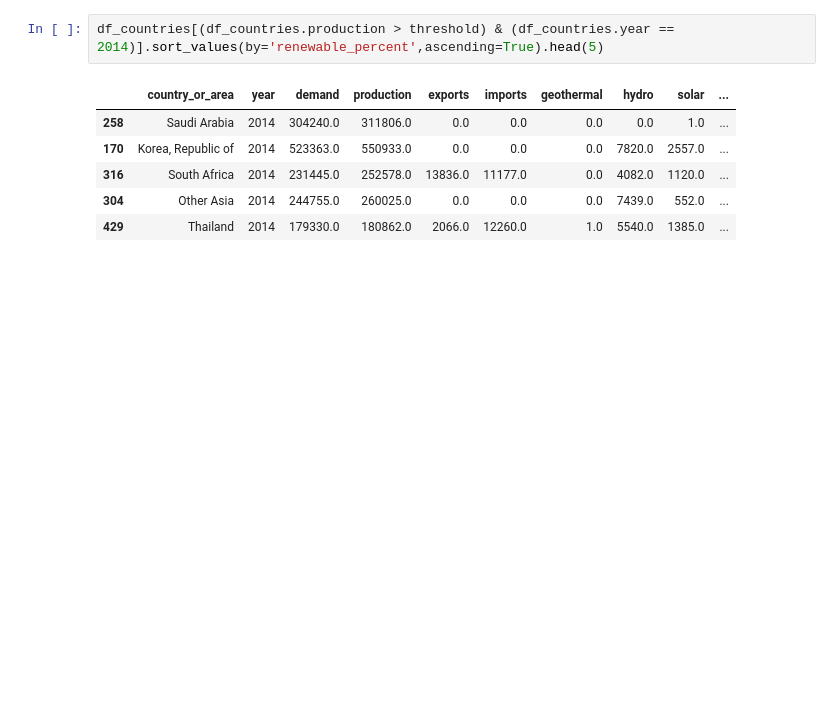
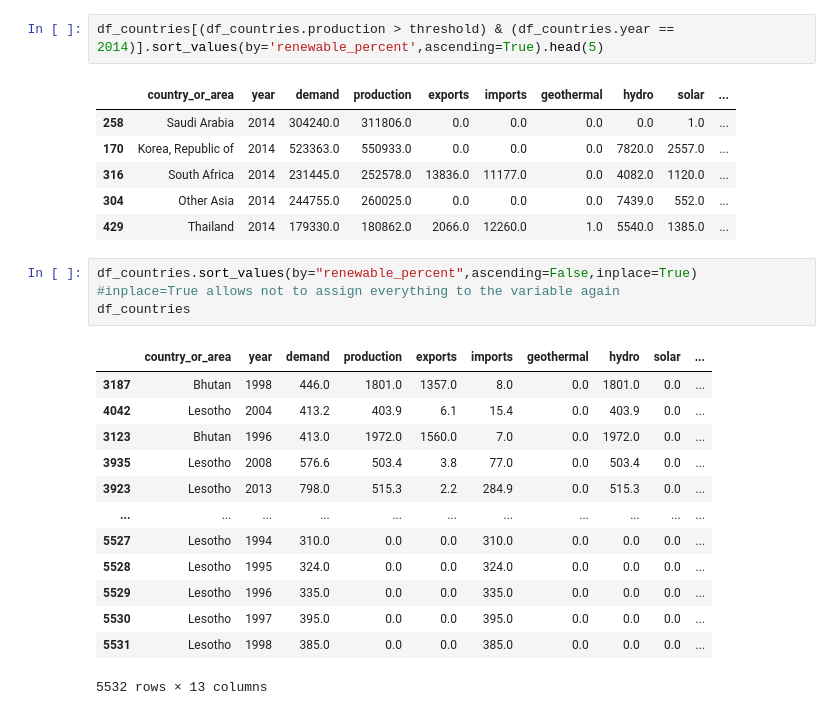
Before and after one commit to juanpaat/Python-for-Data-Analysts-and-Data-Scientists, a Jupyter notebook: DataFrame Manipulation.ipynb, the cells around one changed output. Cells and saved outputs as stored; diff of their text form; blank space fills up the shorter version.

```diff
--- a/DataFrame Manipulation.ipynb
+++ b/DataFrame Manipulation.ipynb
@@ -941,3 +939,20 @@ df_countries[(df_countries.production > threshold) & (df_countries.year == 2014)
 | 316 | South Africa | 2014 | 231445.0 | 252578.0 | 13836.0 | 11177.0 | 0.0 | 4082.0 | 1120.0 | ... |
 | 304 | Other Asia | 2014 | 244755.0 | 260025.0 | 0.0 | 0.0 | 0.0 | 7439.0 | 552.0 | ... |
 | 429 | Thailand | 2014 | 179330.0 | 180862.0 | 2066.0 | 12260.0 | 1.0 | 5540.0 | 1385.0 | ... |
+# %%
+df_countries.sort_values(by="renewable_percent",ascending=False,inplace=True)      #inplace=True allows not to assign everything to the variable again
+df_countries
+# %% [output]
+|  | country_or_area | year | demand | production | exports | imports | geothermal | hydro | solar | ... |
+| 3187 | Bhutan | 1998 | 446.0 | 1801.0 | 1357.0 | 8.0 | 0.0 | 1801.0 | 0.0 | ... |
+| 4042 | Lesotho | 2004 | 413.2 | 403.9 | 6.1 | 15.4 | 0.0 | 403.9 | 0.0 | ... |
+| 3123 | Bhutan | 1996 | 413.0 | 1972.0 | 1560.0 | 7.0 | 0.0 | 1972.0 | 0.0 | ... |
+| 3935 | Lesotho | 2008 | 576.6 | 503.4 | 3.8 | 77.0 | 0.0 | 503.4 | 0.0 | ... |
+| 3923 | Lesotho | 2013 | 798.0 | 515.3 | 2.2 | 284.9 | 0.0 | 515.3 | 0.0 | ... |
+| ... | ... | ... | ... | ... | ... | ... | ... | ... | ... | ... |
+| 5527 | Lesotho | 1994 | 310.0 | 0.0 | 0.0 | 310.0 | 0.0 | 0.0 | 0.0 | ... |
+| 5528 | Lesotho | 1995 | 324.0 | 0.0 | 0.0 | 324.0 | 0.0 | 0.0 | 0.0 | ... |
+| 5529 | Lesotho | 1996 | 335.0 | 0.0 | 0.0 | 335.0 | 0.0 | 0.0 | 0.0 | ... |
+| 5530 | Lesotho | 1997 | 395.0 | 0.0 | 0.0 | 395.0 | 0.0 | 0.0 | 0.0 | ... |
+| 5531 | Lesotho | 1998 | 385.0 | 0.0 | 0.0 | 385.0 | 0.0 | 0.0 | 0.0 | ... |
+5532 rows × 13 columns
```
Also changed, not shown: parts of 21 cells of this notebook, 1 other file.
